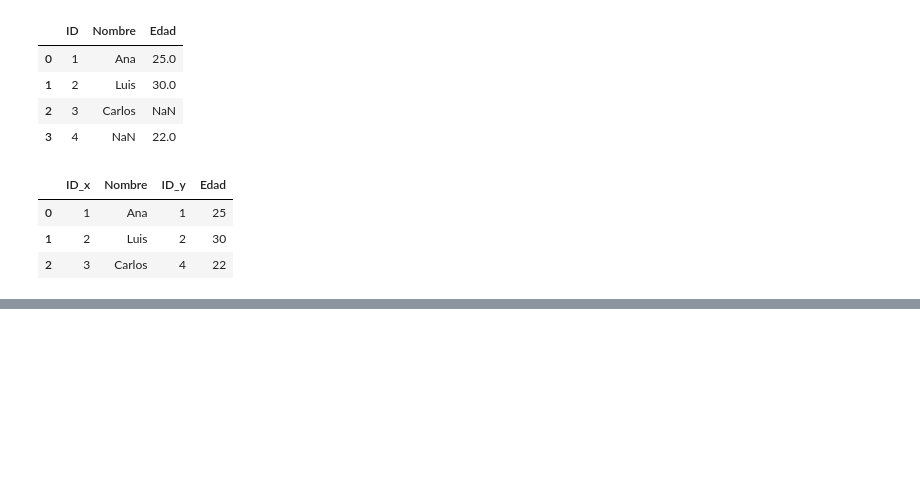
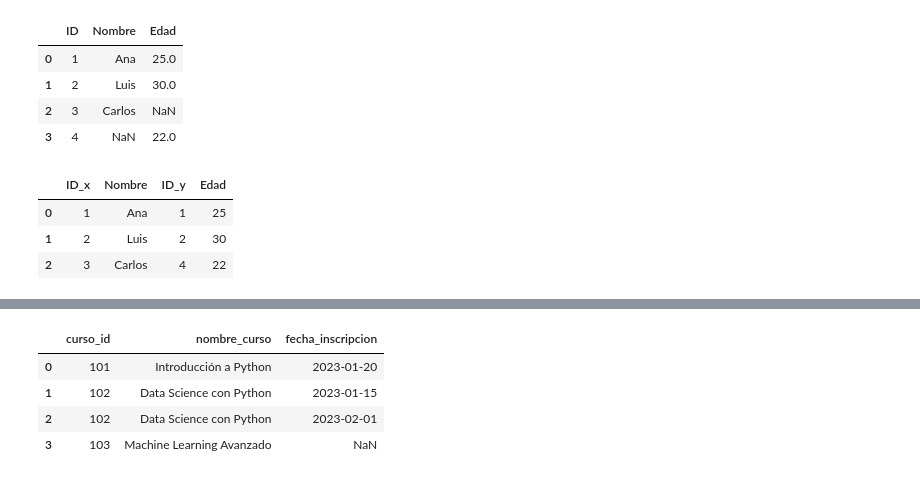
Before and after one commit to NightWingC/data-science, a Jupyter notebook: CodigoPython/Dia7/CuadernosparaPracticas/FusionarDataFramesconmerge.ipynb, the cells around one changed output, grey strips where cells are left out. Saved outputs shown, nothing was run; the diff lists cells and outputs as text; code cells hidden in the pictures; blank space fills up the shorter version.

```diff
--- a/CodigoPython/Dia7/CuadernosparaPracticas/FusionarDataFramesconmerge.ipynb
+++ b/CodigoPython/Dia7/CuadernosparaPracticas/FusionarDataFramesconmerge.ipynb
@@ -38,0 +60,20 @@ df_indexado
+# %%
+cursos = pd.DataFrame({
+    'curso_id': [101, 102, 103],
+    'nombre_curso': ['Introducción a Python', 'Data Science con Python', 'Machine Learning Avanzado']
+})
+
+inscripciones = pd.DataFrame({
+    'curso_id': [102, 102, 101, 104],
+    'fecha_inscripcion': ['2023-01-15', '2023-02-01', '2023-01-20', '2023-03-05']
+})
+
+# Fusionando cursos con inscripciones para incluir todos los registros de inscripciones
+cursos_inscripciones = pd.merge(cursos,inscripciones, on="curso_id", how="left")
+cursos_inscripciones
+# %% [output]
+|  | curso_id | nombre_curso | fecha_inscripcion |
+| 0 | 101 | Introducción a Python | 2023-01-20 |
+| 1 | 102 | Data Science con Python | 2023-01-15 |
+| 2 | 102 | Data Science con Python | 2023-02-01 |
+| 3 | 103 | Machine Learning Avanzado | NaN |
```
Also changed, not shown: parts of 2 cells of this notebook.
